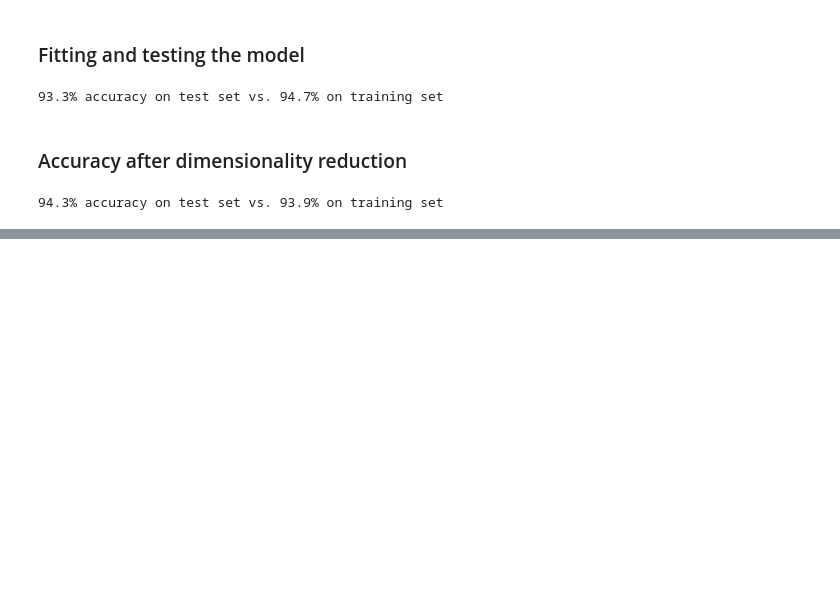
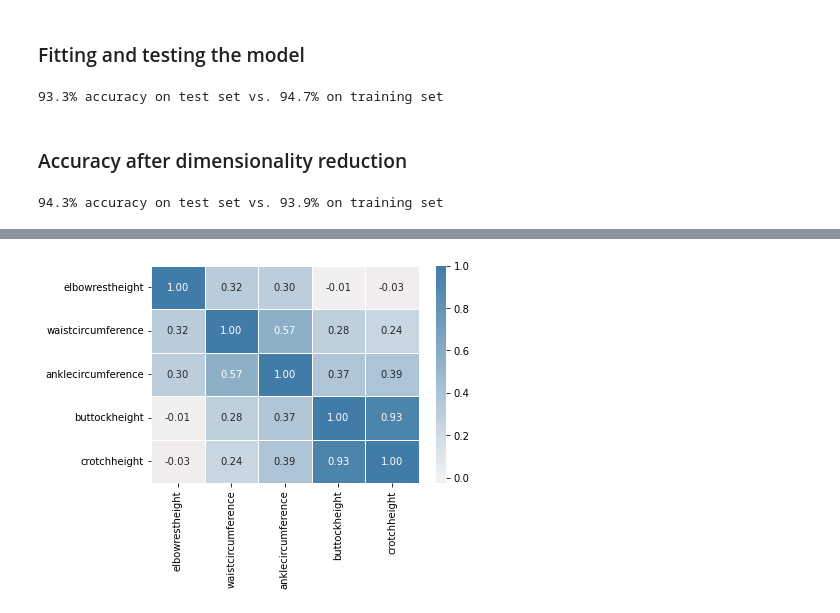
Before and after one commit to xwu0223/MBAN-6400, a Jupyter notebook: Dimension Reduction in Python/The curse of dimensionality/ch2.ipynb, the cells around one changed output, grey strips where cells are left out. Drawn from its saved outputs; the diff is of its cells as text; code cells hidden in the pictures; blank space fills up the shorter version.

```diff
--- a/Dimension Reduction in Python/The curse of dimensionality/ch2.ipynb
+++ b/Dimension Reduction in Python/The curse of dimensionality/ch2.ipynb
@@ -63,0 +157,5 @@ print("{0:.1%} accuracy on test set vs. {1:.1%} on training set".format(accuracy
+# %%
+data1 = pd.read_csv('/Users/xingkaiwu/Library/CloudStorage/OneDrive-YorkUniversity/MBAN Winter/MBAN 6400/Dimension Reduction in Python/ANSUR_II_MALE.csv')
+data2 = pd.read_csv('/Users/xingkaiwu/Library/CloudStorage/OneDrive-YorkUniversity/MBAN Winter/MBAN 6400/Dimension Reduction in Python/ANSUR_II_FEMALE.csv')
+ansur_df = pd.concat([data1,data2],ignore_index=True)
+ansur_df = ansur_df[['elbowrestheight','waistcircumference','anklecircumference','buttockheight','crotchheight']]
@@ -63,0 +171,11 @@ print("{0:.1%} accuracy on test set vs. {1:.1%} on training set".format(accuracy
+# %%
+cmap = sns.diverging_palette(h_neg=10, h_pos=240,as_cmap=True)
+
+# Create the correlation matrix
+corr = ansur_df.corr()
+
+# Draw the heatmap
+sns.heatmap(corr,  cmap=cmap, center=0, linewidths=1, annot=True, fmt=".2f")
+plt.show()
+# %% [output]
+[figure, added]
```
Also changed, not shown: parts of 14 cells of this notebook, 1 other file.
